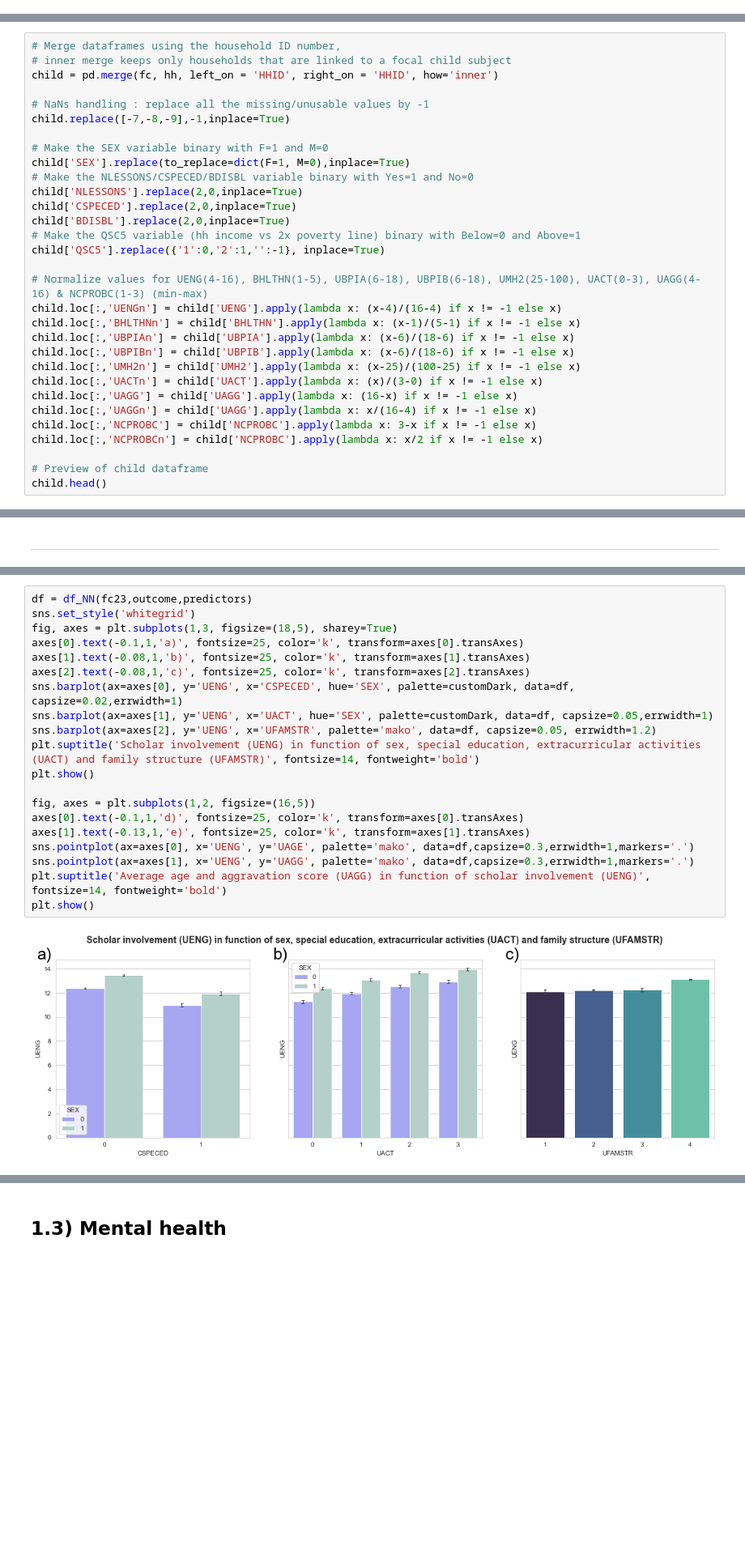
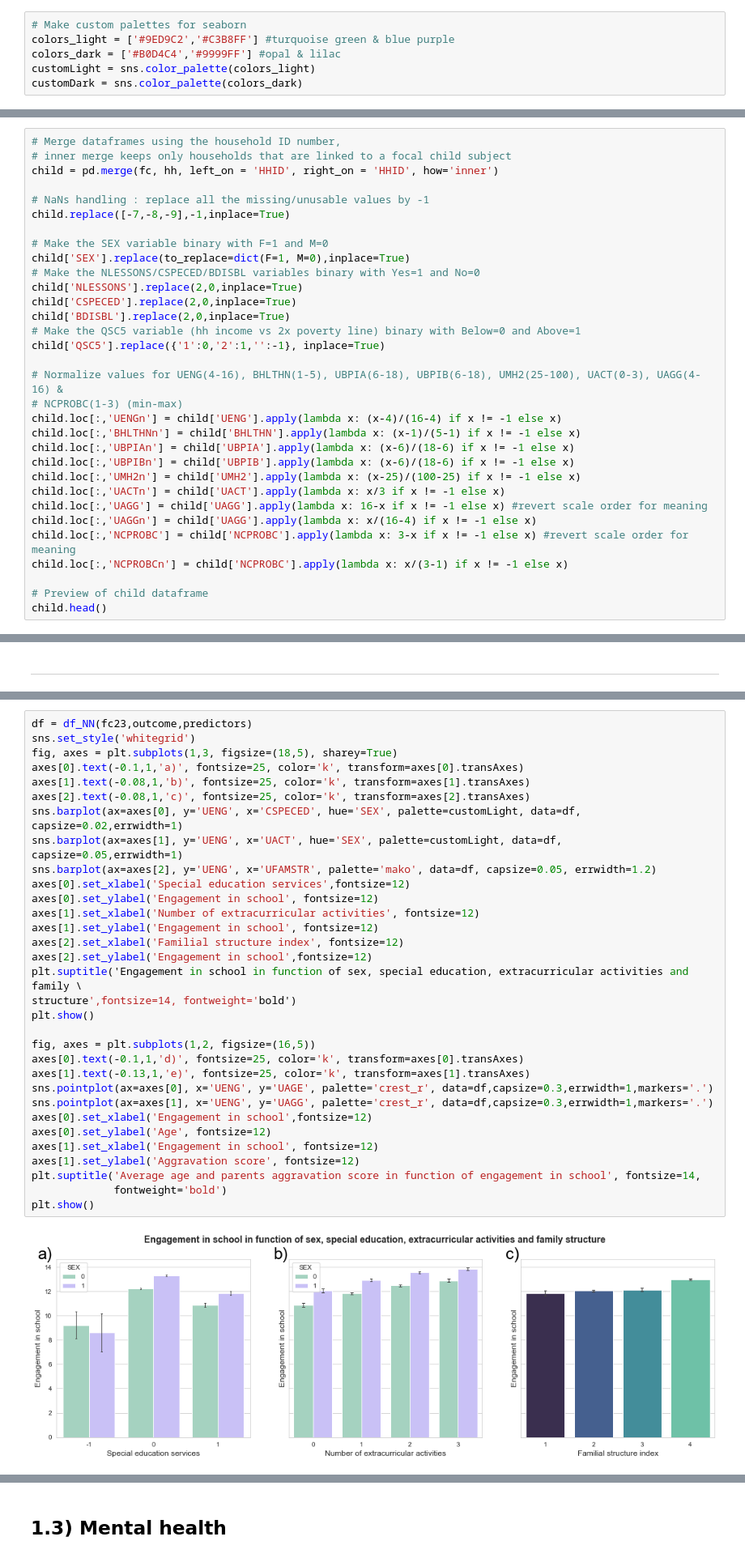
Before and after one commit to epfl-ada/ada-2020-project-milestone-p3-p3_ada-boi, a Jupyter notebook: creative_extension.ipynb, the cells around one changed output, grey strips where cells are left out. Shown: that part at 81% size. Cells and saved outputs as stored; diff of their text form; blank space fills up the shorter version.

```diff
--- a/creative_extension.ipynb
+++ b/creative_extension.ipynb
@@ -46,3 +35,9 @@ customPalette = sns.color_palette(colors)
+# %%
+# Make custom palettes for seaborn
+colors_light = ['#9ED9C2','#C3B8FF'] #turquoise green & blue purple
+colors_dark = ['#B0D4C4','#9999FF'] #opal & lilac
+customLight = sns.color_palette(colors_light)
+customDark = sns.color_palette(colors_dark)
 # %%
 # Load data
 
@@ -84,24 +79,25 @@ child.replace([-7,-8,-9],-1,inplace=True)
 
 # Make the SEX variable binary with F=1 and M=0
 child['SEX'].replace(to_replace=dict(F=1, M=0),inplace=True)
-# Make the NLESSONS/CSPECED/BDISBL variable binary with Yes=1 and No=0
+# Make the NLESSONS/CSPECED/BDISBL variables binary with Yes=1 and No=0
 child['NLESSONS'].replace(2,0,inplace=True)
 child['CSPECED'].replace(2,0,inplace=True)
 child['BDISBL'].replace(2,0,inplace=True)
 # Make the QSC5 variable (hh income vs 2x poverty line) binary with Below=0 and Above=1
 child['QSC5'].replace({'1':0,'2':1,'':-1}, inplace=True)
 
-# Normalize values for UENG(4-16), BHLTHN(1-5), UBPIA(6-18), UBPIB(6-18), UMH2(25-100), UACT(0-3), UAGG(4-16) & NCPROBC(1-3) (min-max)
+# Normalize values for UENG(4-16), BHLTHN(1-5), UBPIA(6-18), UBPIB(6-18), UMH2(25-100), UACT(0-3), UAGG(4-16) &
+# NCPROBC(1-3) (min-max)
 child.loc[:,'UENGn'] = child['UENG'].apply(lambda x: (x-4)/(16-4) if x != -1 else x)
 child.loc[:,'BHLTHNn'] = child['BHLTHN'].apply(lambda x: (x-1)/(5-1) if x != -1 else x)
 child.loc[:,'UBPIAn'] = child['UBPIA'].apply(lambda x: (x-6)/(18-6) if x != -1 else x)
 child.loc[:,'UBPIBn'] = child['UBPIB'].apply(lambda x: (x-6)/(18-6) if x != -1 else x)
 child.loc[:,'UMH2n'] = child['UMH2'].apply(lambda x: (x-25)/(100-25) if x != -1 else x)
-child.loc[:,'UACTn'] = child['UACT'].apply(lambda x: (x)/(3-0) if x != -1 else x)
-child.loc[:,'UAGG'] = child['UAGG'].apply(lambda x: (16-x) if x != -1 else x)
+child.loc[:,'UACTn'] = child['UACT'].apply(lambda x: x/3 if x != -1 else x)
+child.loc[:,'UAGG'] = child['UAGG'].apply(lambda x: 16-x if x != -1 else x) #revert scale order for meaning
 child.loc[:,'UAGGn'] = child['UAGG'].apply(lambda x: x/(16-4) if x != -1 else x)
-child.loc[:,'NCPROBC'] = child['NCPROBC'].apply(lambda x: 3-x if x != -1 else x)
-child.loc[:,'NCPROBCn'] = child['NCPROBC'].apply(lambda x: x/2 if x != -1 else x)
+child.loc[:,'NCPROBC'] = child['NCPROBC'].apply(lambda x: 3-x if x != -1 else x) #revert scale order for meaning
+child.loc[:,'NCPROBCn'] = child['NCPROBC'].apply(lambda x: x/(3-1) if x != -1 else x)
 
 # Preview of child dataframe
 child.head()
@@ -211,22 +209,34 @@ We can notice a few variables that have a strong impact on scholar involvement (
 # %%
 df = df_NN(fc23,outcome,predictors)
 sns.set_style('whitegrid')
 fig, axes = plt.subplots(1,3, figsize=(18,5), sharey=True)
 axes[0].text(-0.1,1,'a)', fontsize=25, color='k', transform=axes[0].transAxes)
 axes[1].text(-0.08,1,'b)', fontsize=25, color='k', transform=axes[1].transAxes)
 axes[2].text(-0.08,1,'c)', fontsize=25, color='k', transform=axes[2].transAxes)
-sns.barplot(ax=axes[0], y='UENG', x='CSPECED', hue='SEX', palette=customDark, data=df, capsize=0.02,errwidth=1)
-sns.barplot(ax=axes[1], y='UENG', x='UACT', hue='SEX', palette=customDark, data=df, capsize=0.05,errwidth=1)
+sns.barplot(ax=axes[0], y='UENG', x='CSPECED', hue='SEX', palette=customLight, data=df, capsize=0.02,errwidth=1)
+sns.barplot(ax=axes[1], y='UENG', x='UACT', hue='SEX', palette=customLight, data=df, capsize=0.05,errwidth=1)
 sns.barplot(ax=axes[2], y='UENG', x='UFAMSTR', palette='mako', data=df, capsize=0.05, errwidth=1.2)
-plt.suptitle('Scholar involvement (UENG) in function of sex, special education, extracurricular activities (UACT) and family structure (UFAMSTR)', fontsize=14, fontweight='bold')
+axes[0].set_xlabel('Special education services',fontsize=12)
+axes[0].set_ylabel('Engagement in school', fontsize=12)
+axes[1].set_xlabel('Number of extracurricular activities', fontsize=12)
+axes[1].set_ylabel('Engagement in school', fontsize=12)
+axes[2].set_xlabel('Familial structure index', fontsize=12)
+axes[2].set_ylabel('Engagement in school',fontsize=12)
+plt.suptitle('Engagement in school in function of sex, special education, extracurricular activities and family \
+structure',fontsize=14, fontweight='bold')
 plt.show()
 
 fig, axes = plt.subplots(1,2, figsize=(16,5))
 axes[0].text(-0.1,1,'d)', fontsize=25, color='k', transform=axes[0].transAxes)
 axes[1].text(-0.13,1,'e)', fontsize=25, color='k', transform=axes[1].transAxes)
-sns.pointplot(ax=axes[0], x='UENG', y='UAGE', palette='mako', data=df,capsize=0.3,errwidth=1,markers='.')
-sns.pointplot(ax=axes[1], x='UENG', y='UAGG', palette='mako', data=df,capsize=0.3,errwidth=1,markers='.')
-plt.suptitle('Average age and aggravation score (UAGG) in function of scholar involvement (UENG)', fontsize=14, fontweight='bold')
+sns.pointplot(ax=axes[0], x='UENG', y='UAGE', palette='crest_r', data=df,capsize=0.3,errwidth=1,markers='.')
+sns.pointplot(ax=axes[1], x='UENG', y='UAGG', palette='crest_r', data=df,capsize=0.3,errwidth=1,markers='.')
+axes[0].set_xlabel('Engagement in school',fontsize=12)
+axes[0].set_ylabel('Age', fontsize=12)
+axes[1].set_xlabel('Engagement in school', fontsize=12)
+axes[1].set_ylabel('Aggravation score', fontsize=12)
+plt.suptitle('Average age and parents aggravation score in function of engagement in school', fontsize=14,
+             fontweight='bold')
 plt.show()
 # %% [output]
-[figure, old version]
+[figure, new version]
```
Also changed, not shown: parts of 65 cells of this notebook.
